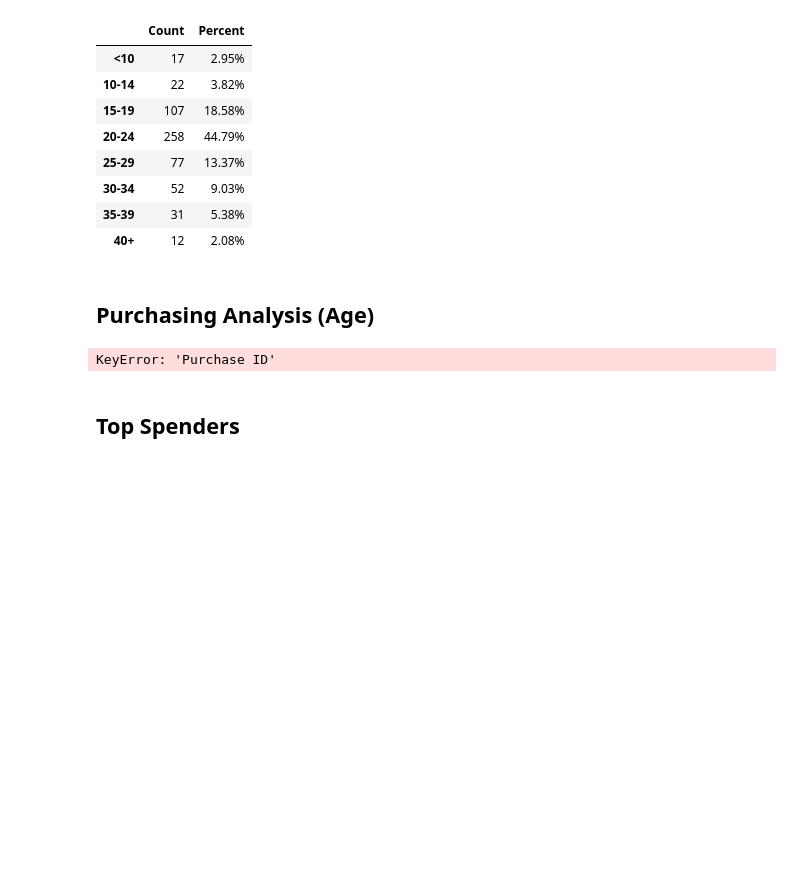
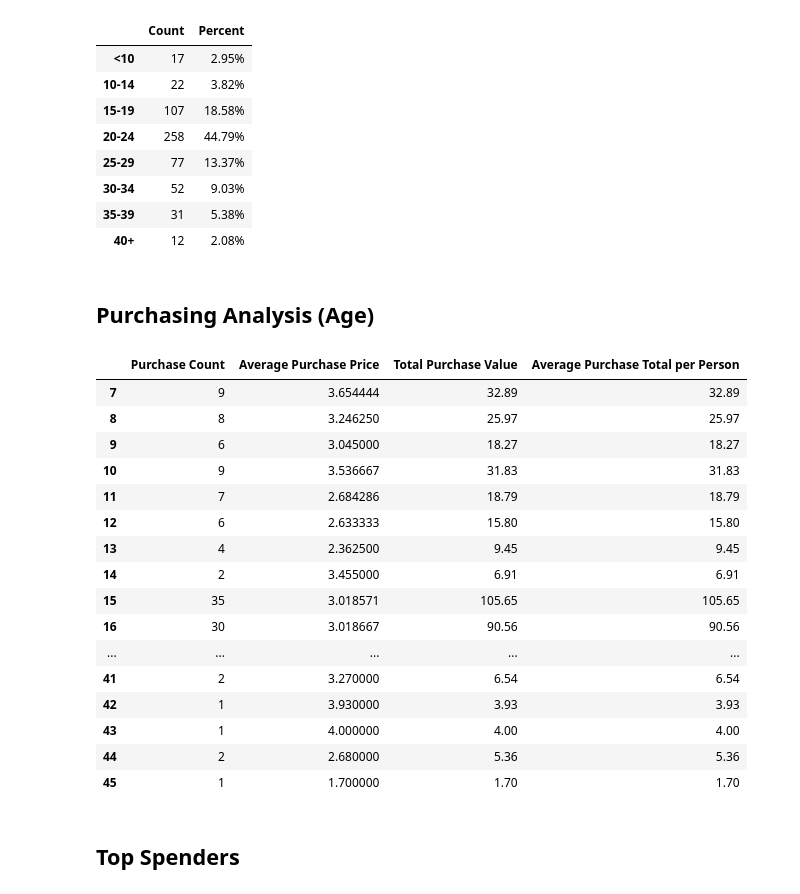
Before and after one commit to sahar3267/Heroes-of-Pymoli, a Jupyter notebook: HeroesOfPymoli.ipynb, the cells around one changed output. Saved outputs shown, nothing was run; the diff lists cells and outputs as text; code cells hidden in the pictures; blank space fills up the shorter version.

```diff
--- a/HeroesOfPymoli.ipynb
+++ b/HeroesOfPymoli.ipynb
@@ -198,28 +198,45 @@ age_demographics.sort_index()
 ## Purchasing Analysis (Age)
 # %%
 # Count purchases by age group
-purchase_count_age = age_demographics["Purchase ID"].count()
+purchase_count_age = df.groupby(["Age"]).count()["Purchase ID"]
 
 # Obtain average purchase price by age group
-avg_purchase_price_age = age_demographics["Price"].mean()
+avg_purchase_price_age = df.groupby(["Age"]).mean()["Price"]
 
 # Calculate total purchase value by age group
-total_purchase_value = age_demographics["Price"].sum()
+total_purchase_value =df.groupby(["Age"]).sum()["Price"]
 
 # Calculate the average purchase per person in the age group
-avg_purchase_per_person_age = total_purchase_value/total_count_age
+avg_purchase_per_person_age = df.groupby(["Age"]).sum()["Price"]
 
 # Create data frame with obtained values
 purchase_age_demographics = pd.DataFrame({"Purchase Count": purchase_count_age,
                                  "Average Purchase Price": avg_purchase_price_age,
                                  "Total Purchase Value":total_purchase_value,
                                  "Average Purchase Total per Person": avg_purchase_per_person_age})
 
 # Format the data frame with no index name in the corner
-purchase_demographics.index.name = None
-purchase_demographics
+purchase_age_demographics.index.name = None
+#purchase_demographics
+purchase_age_demographics
 # %% [output]
-KeyError: 'Purchase ID'
+|  | Purchase Count | Average Purchase Price | Total Purchase Value | Average Purchase Total per Person |
+| 7 | 9 | 3.654444 | 32.89 | 32.89 |
+| 8 | 8 | 3.246250 | 25.97 | 25.97 |
+| 9 | 6 | 3.045000 | 18.27 | 18.27 |
+| 10 | 9 | 3.536667 | 31.83 | 31.83 |
+| 11 | 7 | 2.684286 | 18.79 | 18.79 |
+| 12 | 6 | 2.633333 | 15.80 | 15.80 |
+| 13 | 4 | 2.362500 | 9.45 | 9.45 |
+| 14 | 2 | 3.455000 | 6.91 | 6.91 |
+| 15 | 35 | 3.018571 | 105.65 | 105.65 |
+| 16 | 30 | 3.018667 | 90.56 | 90.56 |
+| ... | ... | ... | ... | ... |
+| 41 | 2 | 3.270000 | 6.54 | 6.54 |
+| 42 | 1 | 3.930000 | 3.93 | 3.93 |
+| 43 | 1 | 4.000000 | 4.00 | 4.00 |
+| 44 | 2 | 2.680000 | 5.36 | 5.36 |
+| 45 | 1 | 1.700000 | 1.70 | 1.70 |
 # %% [markdown]
 ## Top Spenders
 # %%
```
Also changed, not shown: parts of 3 cells of this notebook, 4 other files.
